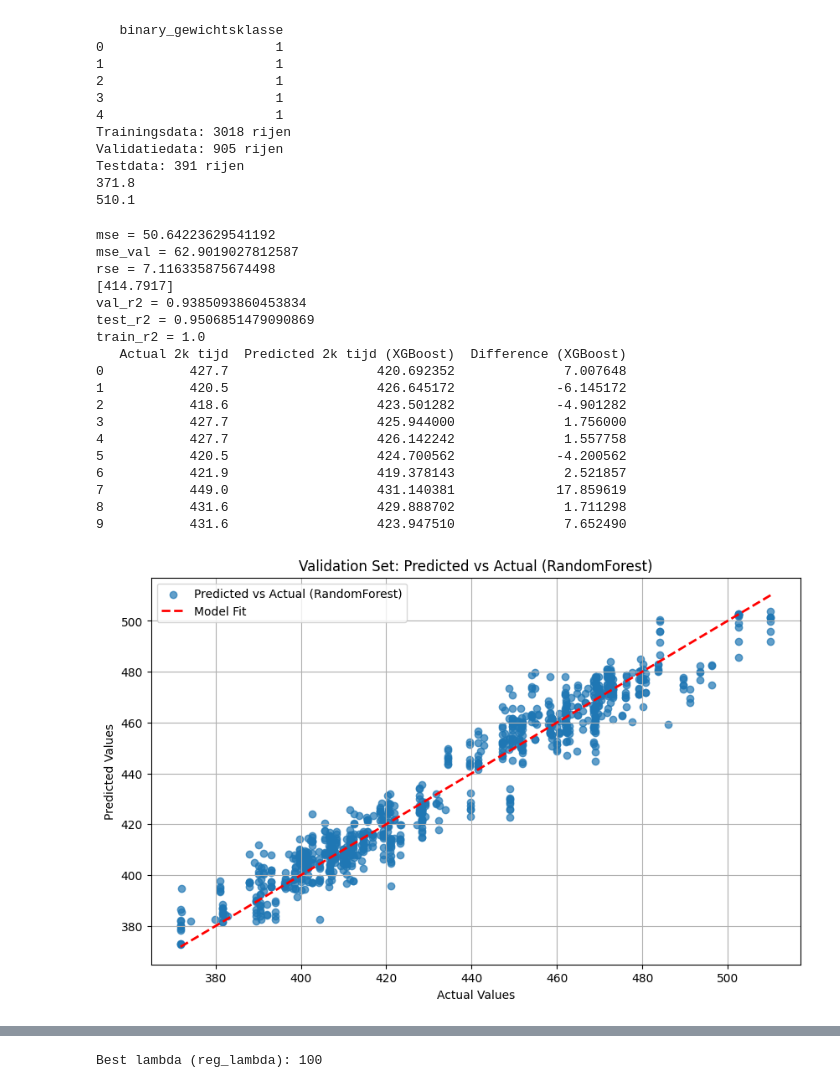
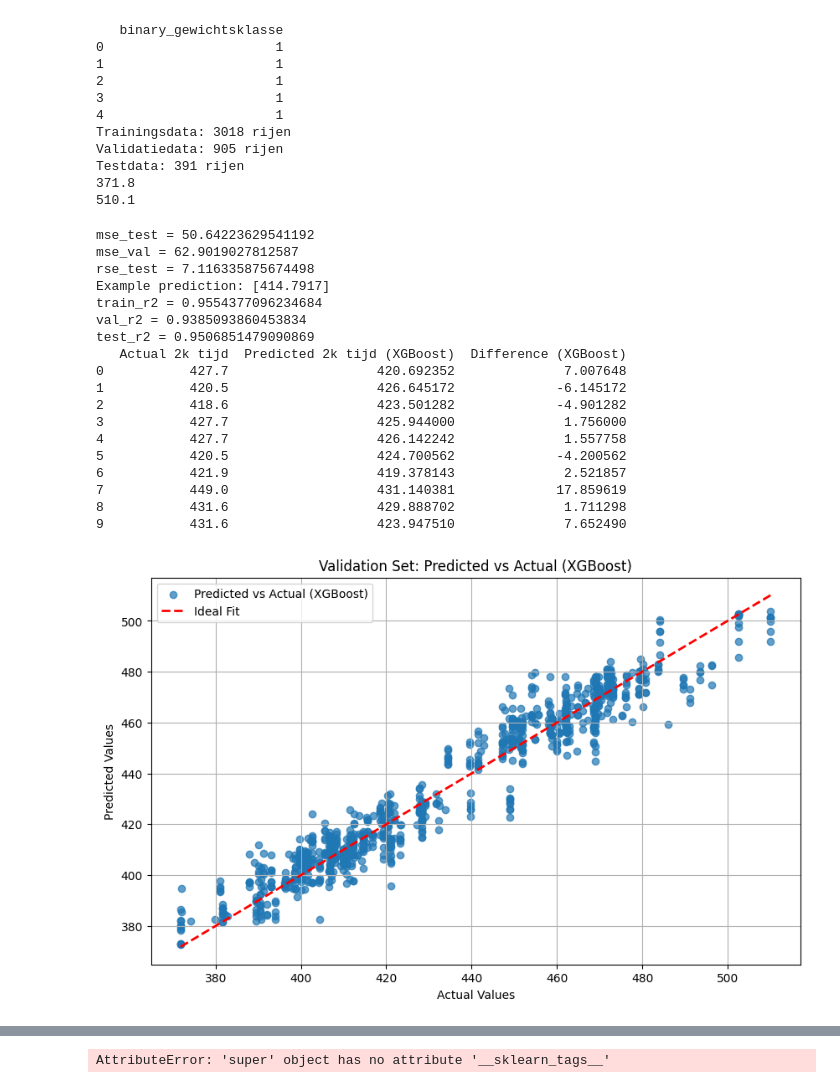
Before and after one commit to bibidemarezoyens/LB, a Jupyter notebook: xgboost.ipynb, the cells around one changed output, grey strips where cells are left out. Drawn from its saved outputs; the diff is of its cells as text; code cells hidden in the pictures.

```diff
--- a/xgboost.ipynb
+++ b/xgboost.ipynb
@@ -90,100 +90,102 @@ import xgboost as xgb
 
 xgb_model = xgb.XGBRegressor(objective="reg:squarederror", random_state=42, reg_lambda=100)
 
-predictions = xgb_model.fit(X_train_scaled, y_train)
+xgb_model.fit(X_train_scaled, y_train)
 
-predictions = xgb_model.predict(X_test_scaled)
-
+train_pred = xgb_model.predict(X_train_scaled)
+test_pred = xgb_model.predict(X_test_scaled)
 val_pred = xgb_model.predict(X_val_scaled)
 
-mse = mean_squared_error(y_test, predictions)
+mse_test = mean_squared_error(y_test, test_pred)
 mse_val = mean_squared_error(y_val, val_pred)
-print(f"mse = {mse}")
+print(f"mse_test = {mse_test}")
 print(f"mse_val = {mse_val}")
 
-rse = np.sqrt(mse)
-print(f"rse = {rse}")
+rse_test = np.sqrt(mse_test)
+print(f"rse_test = {rse_test}")
 
-prediction1 = xgb_model.predict(np.array([[1, 104.6, 0, 0, 1]]))
-print(prediction1)
+example_input = np.array([[1, 104.6, 0, 0, 1]])
+example_prediction = xgb_model.predict(example_input)
+print(f"Example prediction: {example_prediction}")
 
+train_r2 = r2_score(y_train, train_pred)
 val_r2 = r2_score(y_val, val_pred)
+test_r2 = r2_score(y_test, test_pred)
+
+print(f"train_r2 = {train_r2}")
 print(f"val_r2 = {val_r2}")
-test_r2 = r2_score(y_test, predictions)
 print(f"test_r2 = {test_r2}")
-train_r2 = r2_score(y_train, y_train)
-print(f"train_r2 = {train_r2}")
 
 results_xgb = pd.DataFrame({
     'Actual 2k tijd': y_test,
-    'Predicted 2k tijd (XGBoost)': predictions,
-    'Difference (XGBoost)': y_test - predictions
+    'Predicted 2k tijd (XGBoost)': test_pred,
+    'Difference (XGBoost)': y_test - test_pred
 })
 print(results_xgb.head(10))
 
-# Plot 1: Actual vs Predicted for Validation Set (RandomForest)
+# Plot 1: Actual vs Predicted for Validation Set (XGBoost)
 plt.figure(figsize=(10, 6))
-plt.scatter(y_val, val_pred, alpha=0.7, label='Predicted vs Actual (RandomForest)')
-plt.plot([min(y_val), max(y_val)], [min(y_val), max(y_val)], color='red', linestyle='--', linewidth=2, label='Model Fit')
+plt.scatter(y_val, val_pred, alpha=0.7, label='Predicted vs Actual (XGBoost)')
+plt.plot([min(y_val), max(y_val)], [min(y_val), max(y_val)], color='red', linestyle='--', linewidth=2, label='Ideal Fit')
 plt.xlabel('Actual Values')
 plt.ylabel('Predicted Values')
-plt.title('Validation Set: Predicted vs Actual (RandomForest)')
+plt.title('Validation Set: Predicted vs Actual (XGBoost)')
 plt.legend()
 plt.grid(True)
 plt.show()
 
-# Plot 4: Actual vs Predicted for Test Set (XGBoost)
+# Plot 2: Actual vs Predicted for Test Set (XGBoost)
 plt.figure(figsize=(10, 6))
-plt.scatter(y_test, predictions, alpha=0.7, label='Predicted vs Actual (XGBoost)')
-plt.plot([min(y_test), max(y_test)], [min(y_test), max(y_test)], color='red', linestyle='--', linewidth=2, label='Model Fit')
+plt.scatter(y_test, test_pred, alpha=0.7, label='Predicted vs Actual (XGBoost)')
+plt.plot([min(y_test), max(y_test)], [min(y_test), max(y_test)], color='red', linestyle='--', linewidth=2, label='Ideal Fit')
 plt.xlabel('Actual Values')
 plt.ylabel('Predicted Values')
 plt.title('Test Set: Predicted vs Actual (XGBoost)')
 plt.legend()
 plt.grid(True)
 plt.show()
 
-# Plot 5: Residuals for Test Set (XGBoost)
-residuals_xgb = y_test - predictions
+# Plot 3: Residuals for Test Set (XGBoost)
+residuals_xgb = y_test - test_pred
 plt.figure(figsize=(10, 6))
-plt.scatter(predictions, residuals_xgb, alpha=0.7)
+plt.scatter(test_pred, residuals_xgb, alpha=0.7)
 plt.axhline(0, color='red', linestyle='--', linewidth=2)
 plt.xlabel('Predicted Values')
 plt.ylabel('Residuals')
 plt.title('Residual Analysis (Test Set - XGBoost)')
 plt.grid(True)
 plt.show()
 # %% [output]
-mse = 50.64223629541192
+mse_test = 50.64223629541192
 mse_val = 62.9019027812587
-rse = 7.116335875674498
-[414.7917]
+rse_test = 7.116335875674498
+Example prediction: [414.7917]
+train_r2 = 0.9554377096234684
 val_r2 = 0.9385093860453834
 test_r2 = 0.9506851479090869
-train_r2 = 1.0
    Actual 2k tijd  Predicted 2k tijd (XGBoost)  Difference (XGBoost)
 0           427.7                   420.692352              7.007648
 1           420.5                   426.645172             -6.145172
 2           418.6                   423.501282             -4.901282
 3           427.7                   425.944000              1.756000
 4           427.7                   426.142242              1.557758
 5           420.5                   424.700562             -4.200562
 6           421.9                   419.378143              2.521857
 7           449.0                   431.140381             17.859619
 8           431.6                   429.888702              1.711298
 9           431.6                   423.947510              7.652490
-[figure, old version]
+[figure, new version]
 [figure]
 [figure]
 # %%
-
 param_grid = {'reg_lambda': [0.1, 1, 10, 100, 150, 500]}
 
 grid_search = GridSearchCV(estimator=xgb_model, param_grid=param_grid,
                            scoring='neg_mean_squared_error', cv=5, n_jobs=-1)
 
-grid_search.fit(X_train, y_train)
+grid_search.fit(X_train_scaled, y_train)
 
-print("Best lambda (reg_lambda):", grid_search.best_params_['reg_lambda'])
+best_lambda = grid_search.best_params_['reg_lambda']
+print("Best lambda (reg_lambda):", best_lambda)
 # %% [output]
-Best lambda (reg_lambda): 100
+AttributeError: 'super' object has no attribute '__sklearn_tags__'
```
Also changed, not shown: 1 other file.
